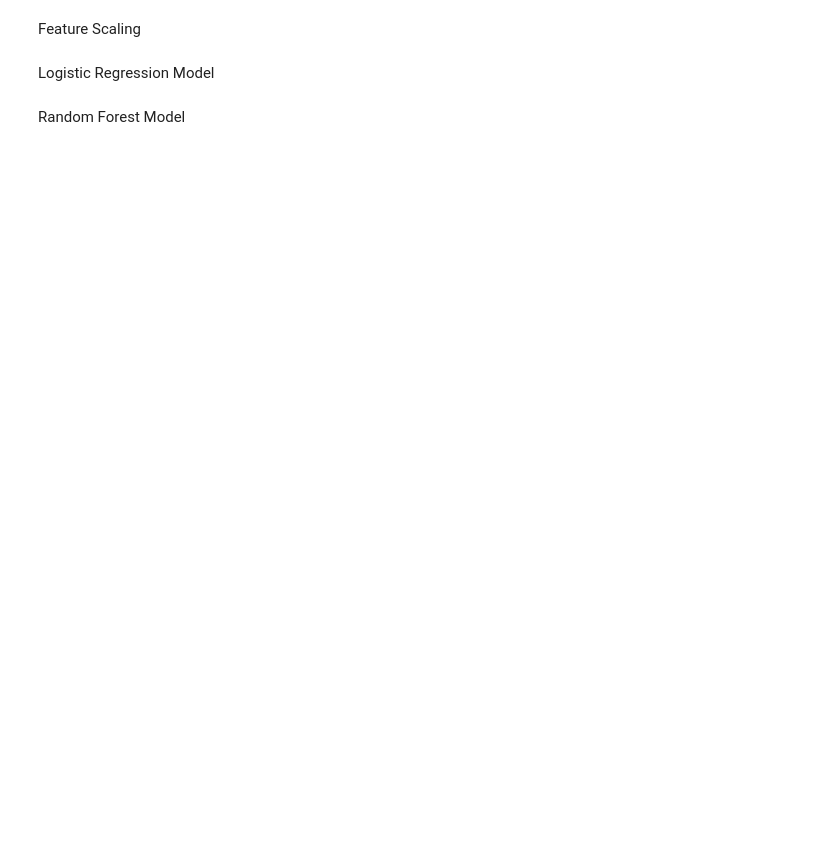
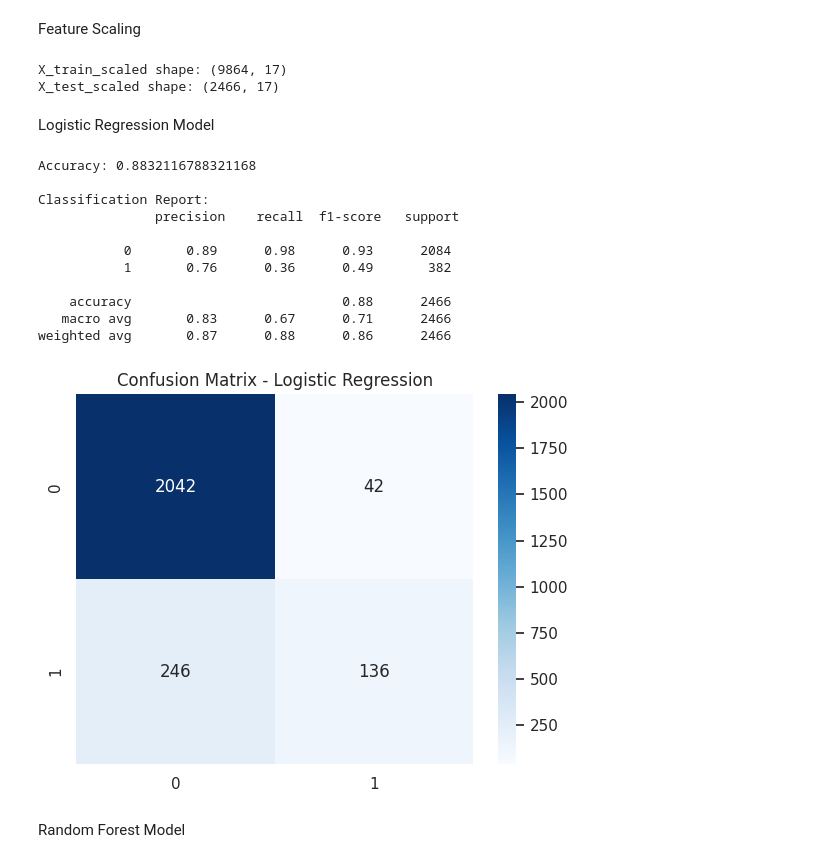
Before and after one commit to agrigoridou/Online-Shopping-Intention-Analysis-ML-Project, a Jupyter notebook: online_shoppers_intention.ipynb, the cells around one changed output. Saved outputs shown, nothing was run; the diff lists cells and outputs as text; code cells hidden in the pictures; blank space fills up the shorter version.

```diff
--- a/online_shoppers_intention.ipynb
+++ b/online_shoppers_intention.ipynb
@@ -82,22 +173,54 @@ X_train, X_test, y_train, y_test = train_test_split(
 # %% [markdown]
 Feature Scaling
 # %%
+from sklearn.preprocessing import StandardScaler
+
+# Standard scaling των features
 scaler = StandardScaler()
 X_train_scaled = scaler.fit_transform(X_train)
 X_test_scaled = scaler.transform(X_test)
+
+print("X_train_scaled shape:", X_train_scaled.shape)
+print("X_test_scaled shape:", X_test_scaled.shape)
+# %% [output]
+X_train_scaled shape: (9864, 17)
+X_test_scaled shape: (2466, 17)
 # %% [markdown]
 Logistic Regression Model
 # %%
+from sklearn.linear_model import LogisticRegression
+from sklearn.metrics import accuracy_score, classification_report, confusion_matrix
+import seaborn as sns
+import matplotlib.pyplot as plt
+
+# Train Logistic Regression
 log_model = LogisticRegression(max_iter=1000)
 log_model.fit(X_train_scaled, y_train)
 
+# Predictions
 y_pred_log = log_model.predict(X_test_scaled)
 
+# Evaluation
 print("Accuracy:", accuracy_score(y_test, y_pred_log))
 print("\nClassification Report:\n", classification_report(y_test, y_pred_log))
-sns.heatmap(confusion_matrix(y_test, y_pred_log), annot=True, fmt="d")
+
+# Confusion matrix
+sns.heatmap(confusion_matrix(y_test, y_pred_log), annot=True, fmt="d", cmap="Blues")
 plt.title("Confusion Matrix - Logistic Regression")
 plt.show()
+# %% [output]
+Accuracy: 0.8832116788321168
+
+Classification Report:
+               precision    recall  f1-score   support
+
+           0       0.89      0.98      0.93      2084
+           1       0.76      0.36      0.49       382
+
+    accuracy                           0.88      2466
+   macro avg       0.83      0.67      0.71      2466
+weighted avg       0.87      0.88      0.86      2466
+[figure, added]
 # %% [markdown]
 Random Forest Model
 # %%
```
Also changed, not shown: parts of 13 cells of this notebook.
